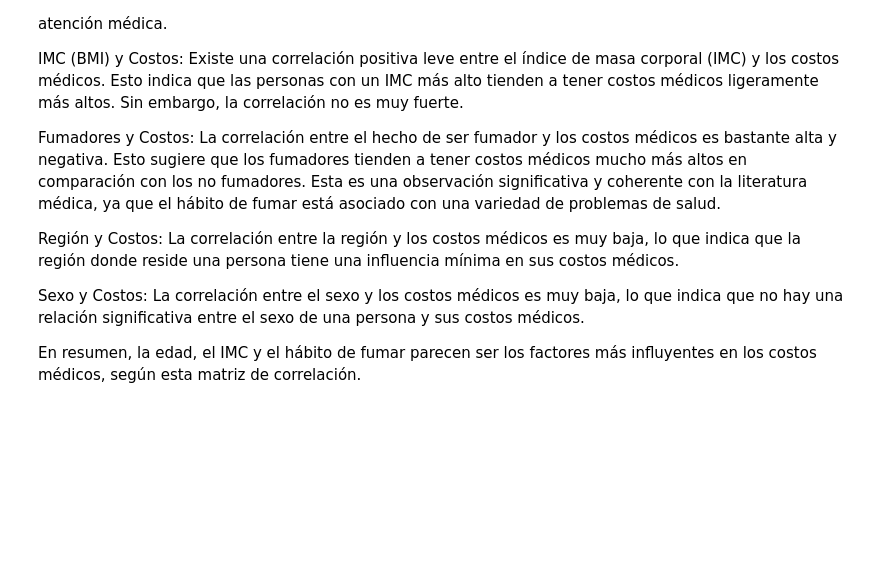
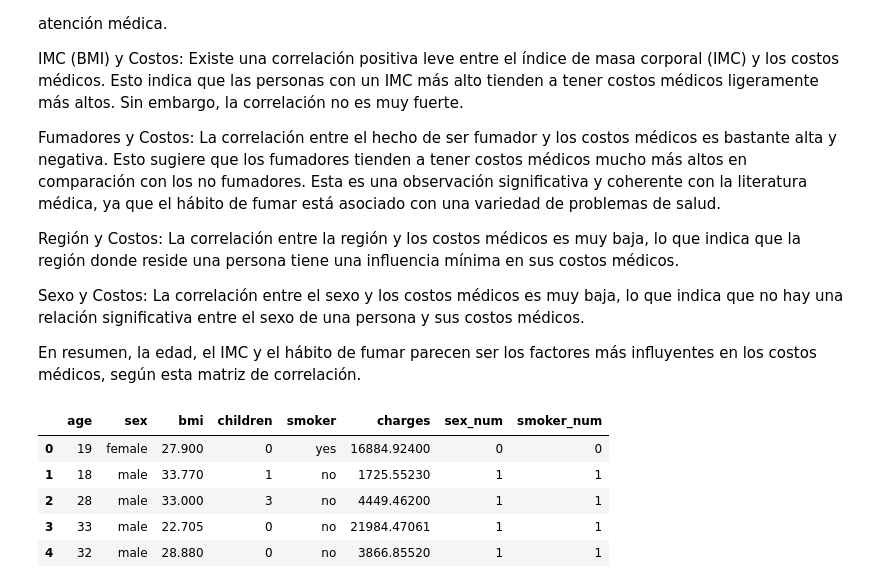
Before and after one commit to RmVa23/linear-regression, a Jupyter notebook: src/explore.ipynb, the cells around one changed output. Cells and saved outputs as stored; diff of their text form; code cells hidden in the pictures; blank space fills up the shorter version.

```diff
--- a/src/explore.ipynb
+++ b/src/explore.ipynb
@@ -117,0 +101,10 @@ data_num.corr()
+# %%
+data_num = data[["age", "bmi", "children", "sex_num", "smoker_num", "region_num", "charges"]].copy() # .copy() para crear dataframe independiente al original
+data_num.corr()
+
+# Vemos que apenas hay correlacion entre la región y la prima de seguro, algo normal,
+# ya que si bien una region puede tener una tendencia hacia una característica influyente mayor que la otra, no tiene que verse reflejada
+# en todos los sujetos de dicha zona, por lo que sería injusto que, por ejemplo, su prima aumentase por proceder de una zona con mayor
+# índice de fumadores, a pesar de que el sujeto concreto no haya fumado en su vida.
+
+# Por tanto, eliminaremos la variable.
@@ -127,6 +129,17 @@ Región y Costos: La correlación entre la región y los costos médicos es muy
 Sexo y Costos: La correlación entre el sexo y los costos médicos es muy baja, lo que indica que no hay una relación significativa entre el sexo de una persona y sus costos médicos.
 
 En resumen, la edad, el IMC y el hábito de fumar parecen ser los factores más influyentes en los costos médicos, según esta matriz de correlación.
+# %%
+data.drop(['region', 'region_num'], axis=1, inplace=True)
+data_num.drop(['region_num'], axis=1, inplace=True)
+data.head()
+# %% [output]
+|  | age | sex | bmi | children | smoker | charges | sex_num | smoker_num |
+| 0 | 19 | female | 27.900 | 0 | yes | 16884.92400 | 0 | 0 |
+| 1 | 18 | male | 33.770 | 1 | no | 1725.55230 | 1 | 1 |
+| 2 | 28 | male | 33.000 | 3 | no | 4449.46200 | 1 | 1 |
+| 3 | 33 | male | 22.705 | 0 | no | 21984.47061 | 1 | 1 |
+| 4 | 32 | male | 28.880 | 0 | no | 3866.85520 | 1 | 1 |
 # %%
 #  Buscar valores atípicos (y ver si corresponderia tambien consultar la influencia), antes de elegir el método de escalado
 # %%
```
Also changed, not shown: parts of 3 cells of this notebook.
